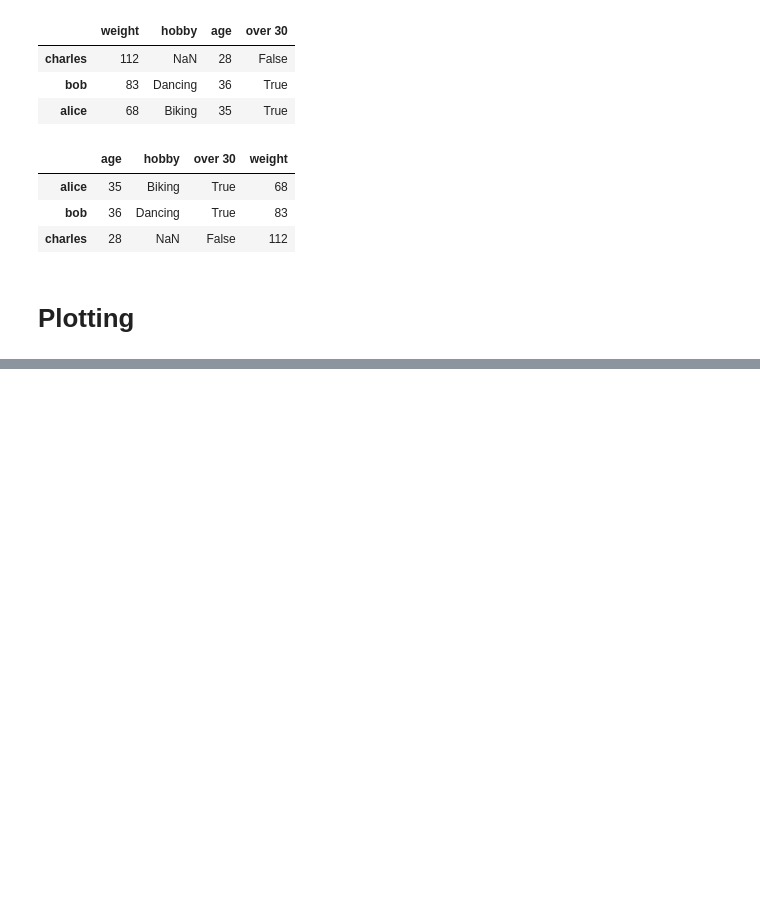
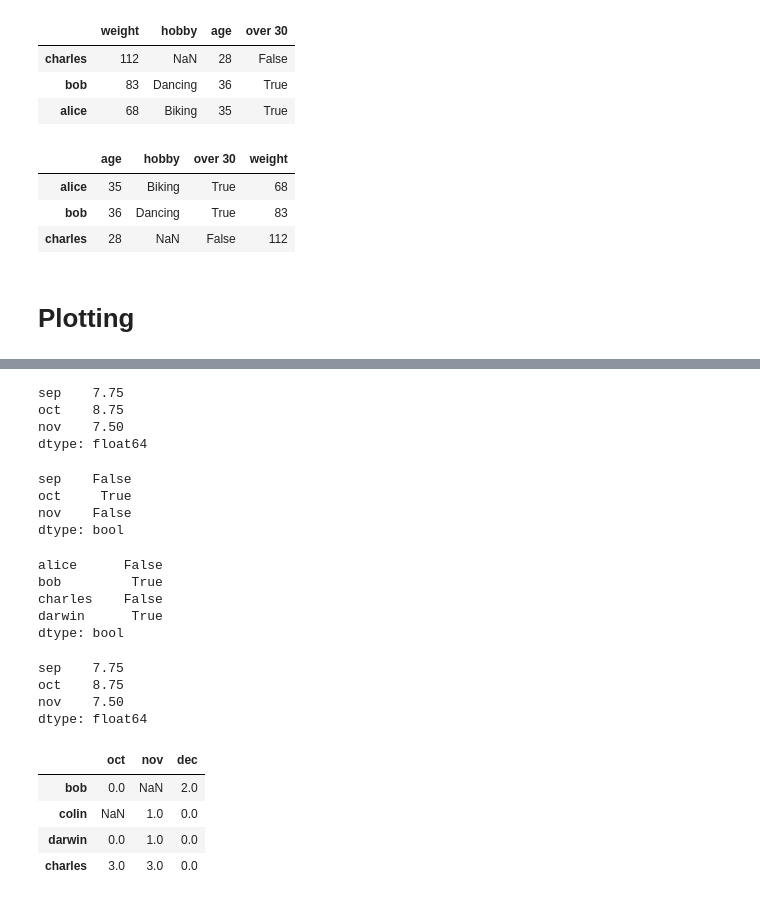
Before and after one commit to umeshraj/hands_on_ml, a Jupyter notebook: utils_pandas.ipynb, the cells around one changed output, grey strips where cells are left out. Cells and saved outputs as stored; diff of their text form; code cells hidden in the pictures; blank space fills up the shorter version.

```diff
--- a/utils_pandas.ipynb
+++ b/utils_pandas.ipynb
@@ -458,0 +474,39 @@ people.plot(kind='line', x=)
+# %%
+grades.mean()
+# %% [output]
+sep    7.75
+oct    8.75
+nov    7.50
+dtype: float64
+# %%
+(grades>5).all()
+# %% [output]
+sep    False
+oct     True
+nov    False
+dtype: bool
+# %%
+(grades==10).any(axis=1)
+# %% [output]
+alice      False
+bob         True
+charles    False
+darwin      True
+dtype: bool
+# %%
+grades.mean()
+# %% [output]
+sep    7.75
+oct    8.75
+nov    7.50
+dtype: float64
+# %%
+bonus_array = np.array([[0,np.nan,2],[np.nan,1,0],[0, 1, 0], [3, 3, 0]])
+bonus_points = pd.DataFrame(bonus_array, columns=["oct", "nov", "dec"], index=["bob","colin", "darwin", "charles"])
+bonus_points
+# %% [output]
+|  | oct | nov | dec |
+| bob | 0.0 | NaN | 2.0 |
+| colin | NaN | 1.0 | 0.0 |
+| darwin | 0.0 | 1.0 | 0.0 |
+| charles | 3.0 | 3.0 | 0.0 |
```
Also changed, not shown: parts of 8 cells of this notebook.
